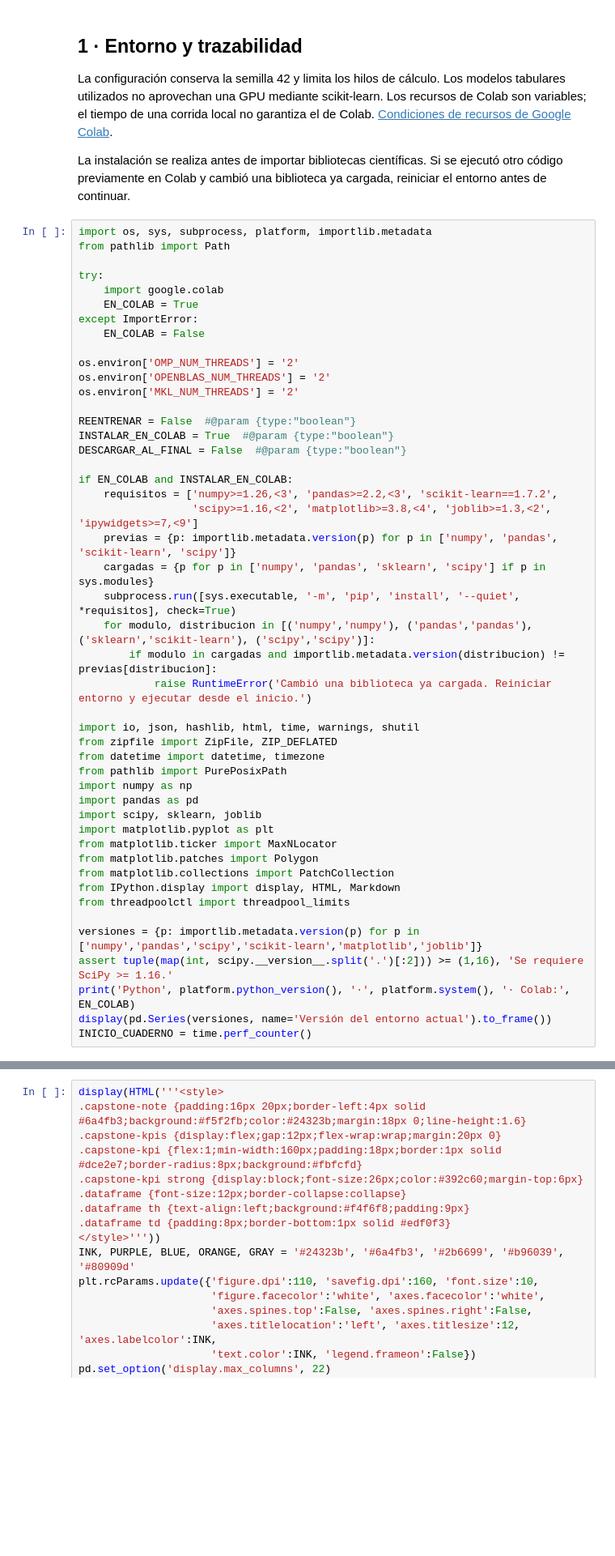
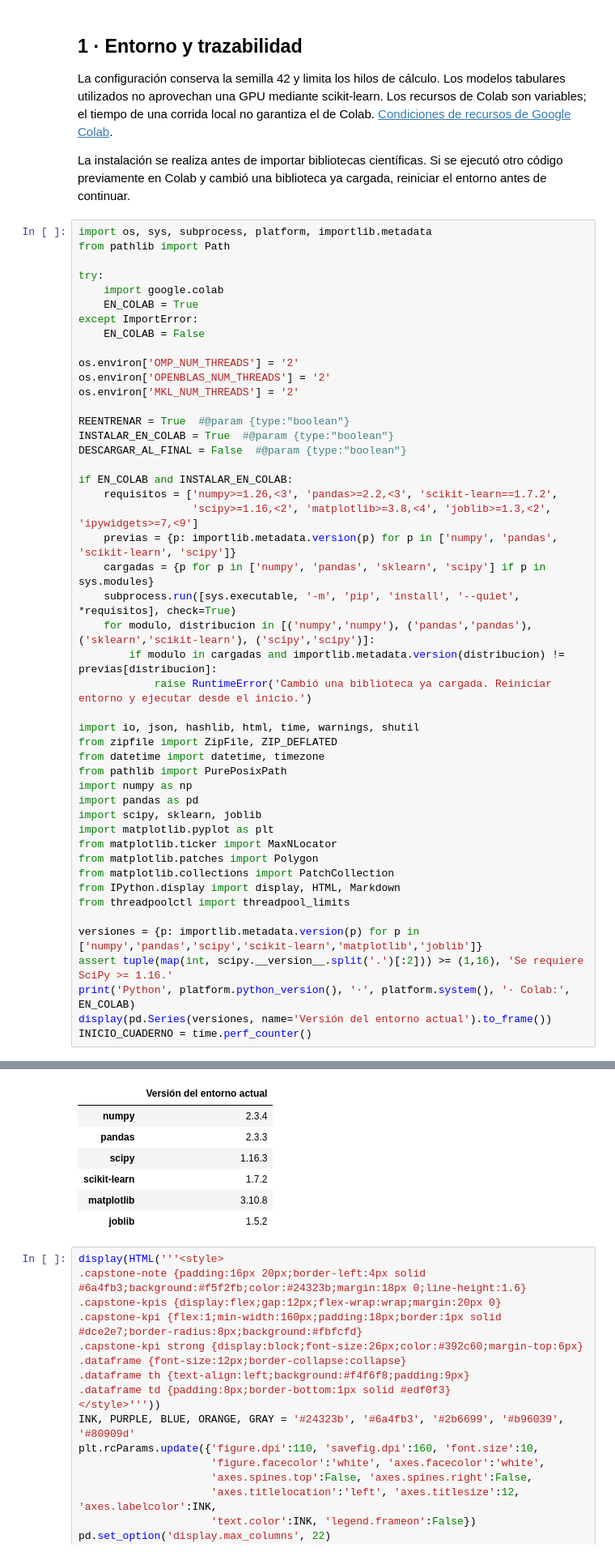
Before and after one commit to cruz-jenifer/precio-entorno-caba, a Jupyter notebook: notebooks/capstone_integral_colab.ipynb, the cells around one changed output, grey strips where cells are left out. Shown at 81% size. Cells and saved outputs as stored; diff of their text form; blank space fills up the shorter version.

```diff
--- a/notebooks/capstone_integral_colab.ipynb
+++ b/notebooks/capstone_integral_colab.ipynb
@@ -47,7 +55,7 @@ os.environ['OMP_NUM_THREADS'] = '2'
 os.environ['OPENBLAS_NUM_THREADS'] = '2'
 os.environ['MKL_NUM_THREADS'] = '2'
 
-REENTRENAR = False  #@param {type:"boolean"}
+REENTRENAR = True  #@param {type:"boolean"}
 INSTALAR_EN_COLAB = True  #@param {type:"boolean"}
 DESCARGAR_AL_FINAL = False  #@param {type:"boolean"}
 
@@ -80,3 +88,4 @@ assert tuple(map(int, scipy.__version__.split('.')[:2])) >= (1,16), 'Se requiere
 print('Python', platform.python_version(), '·', platform.system(), '· Colab:', EN_COLAB)
 display(pd.Series(versiones, name='Versión del entorno actual').to_frame())
 INICIO_CUADERNO = time.perf_counter()
+# %% [output]
@@ -83,3 +93,10 @@ INICIO_CUADERNO = time.perf_counter()
+|  | Versión del entorno actual |
+| numpy | 2.3.4 |
+| pandas | 2.3.3 |
+| scipy | 1.16.3 |
+| scikit-learn | 1.7.2 |
+| matplotlib | 3.10.8 |
+| joblib | 1.5.2 |
 # %%
 display(HTML('''<style>
 .capstone-note {padding:16px 20px;border-left:4px solid #6a4fb3;background:#f5f2fb;color:#24323b;margin:18px 0;line-height:1.6}
```
Also changed, not shown: parts of 24 cells of this notebook, 9 other files.
